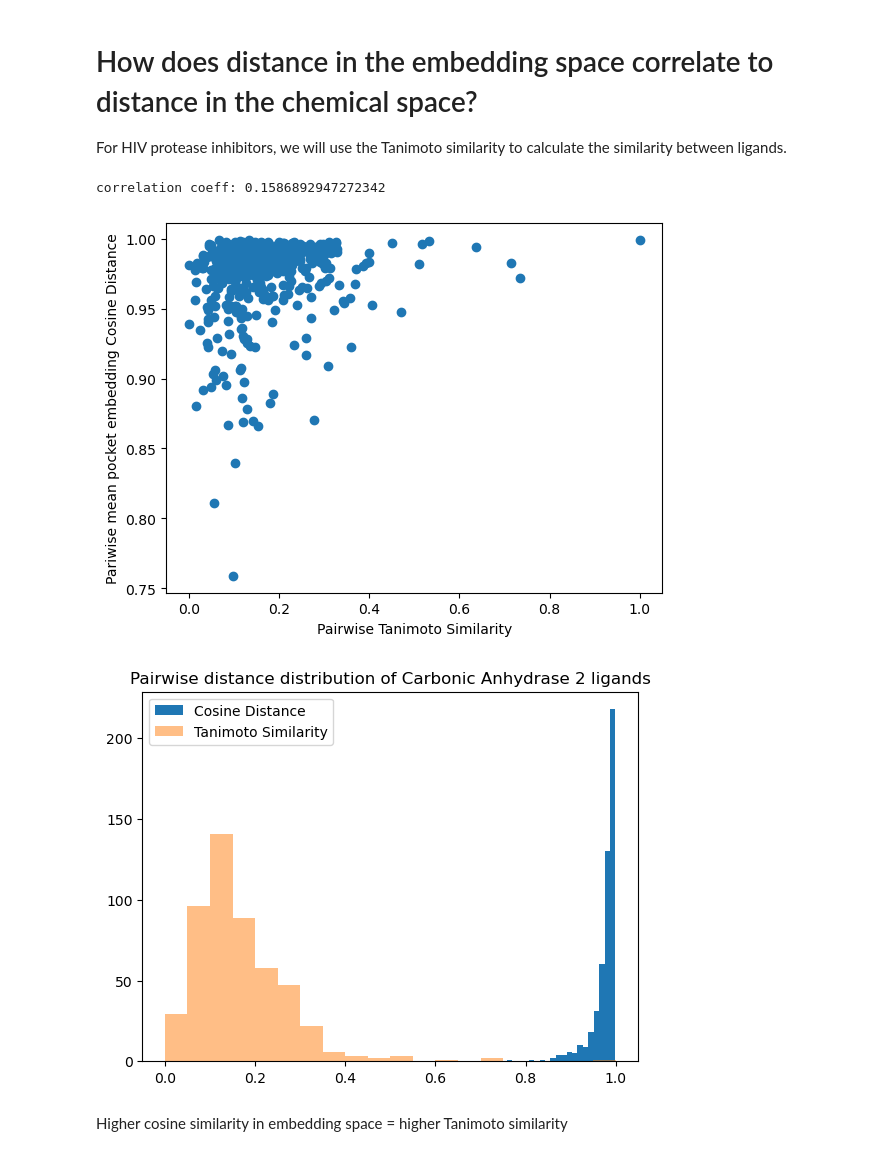
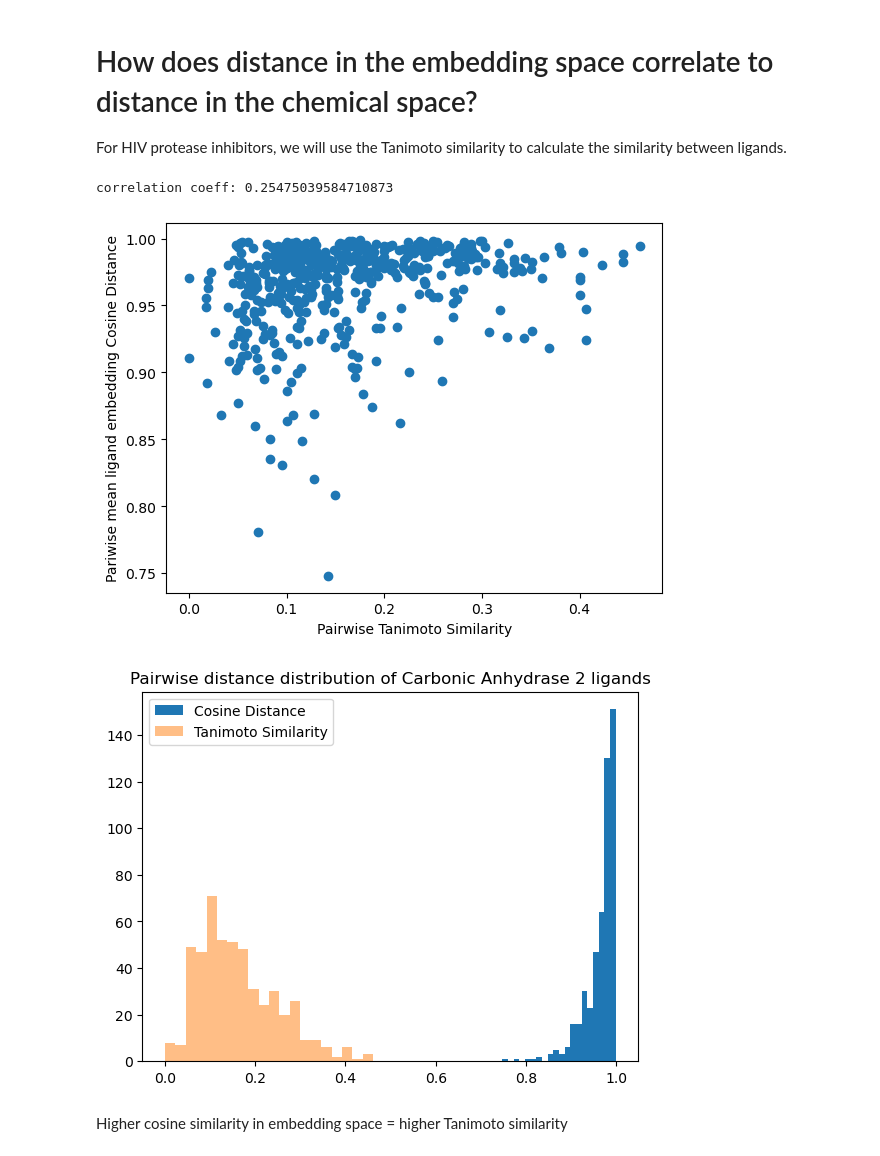
Before and after one commit to mims-harvard/ATOMICA, a Jupyter notebook: case_studies/molecule_similarity/similarity_of_ligands_carbonic_anydrase.ipynb, the cells around one changed output. Drawn from its saved outputs; the diff is of its cells as text; code cells hidden in the pictures.

```diff
--- a/case_studies/molecule_similarity/similarity_of_ligands_carbonic_anydrase.ipynb
+++ b/case_studies/molecule_similarity/similarity_of_ligands_carbonic_anydrase.ipynb
@@ -96,7 +97,9 @@ len(protein_dataset)
 # %% [output]
 264
 # %%
-pretrain_ckpt = "/n/holyscratch01/mzitnik_lab/afang/GET/pretrain/models/InteractNN-global/version_72/checkpoint/epoch4_step397797.ckpt" # pretrained only
+pretrain_ckpt = "/n/holyscratch01/mzitnik_lab/afang/GET/datasets/LBA/split-by-sequence-identity-30/models/InteractNN/version_112/checkpoint/epoch144_step61190.ckpt"
+
+# "/n/holyscratch01/mzitnik_lab/afang/GET/pretrain/models/InteractNN-global/version_76/checkpoint/epoch8_step690593.ckpt" # pretrained only
 # pretrain_ckpt = "/n/holyscratch01/mzitnik_lab/afang/GET/datasets/LBA/split-by-sequence-identity-30/models/InteractNN/version_104/checkpoint/epoch129_step54860.ckpt" # partial finetuned from the 4 day long pretraining run with global nodes
 # "/n/holyscratch01/mzitnik_lab/afang/GET/datasets/LBA/split-by-sequence-identity-30/models/InteractNN/version_98/checkpoint/epoch109_step46420.ckpt" # finetuned from the 4 day long pretraining run
 # "/n/holyscratch01/mzitnik_lab/afang/GET/datasets/LBA/split-by-sequence-identity-30/models/InteractNN/version_89/checkpoint/epoch69_step29470.ckpt" # finetuned from QBioLIP
@@ -104,6 +107,8 @@ model = torch.load(pretrain_ckpt, map_location='cpu')
 model = model.to("cuda")
 # %%
 embeddings = {}
+ligand_embeddings = {}
+pocket_embeddings = {}
 pred_labels = {}
 true_labels = {}
 batch_size = 8
@@ -126,8 +131,13 @@ for i in range(0, len(protein_dataset), batch_size):
             )
             pred_binding_affinity = [None for _ in range(len(pdb_ids))]
 
+        batch_id = torch.zeros_like(minibatch["segment_ids"])  # [Nb]
+        batch_id[torch.cumsum(minibatch["lengths"], dim=0)[:-1]] = 1
+        batch_id.cumsum_(dim=0)  # [Nb], item idx in the batch
         for idx, pdb_id in enumerate(pdb_ids):
             embeddings[pdb_id] = output.graph_repr[idx].cpu().numpy()
+            ligand_embeddings[pdb_id] = output.block_repr[torch.logical_and(batch_id == idx, minibatch["segment_ids"] == 1)].cpu().numpy().mean(axis=0)
+            pocket_embeddings[pdb_id] = output.block_repr[torch.logical_and(batch_id == idx, minibatch["segment_ids"] == 0)].cpu().numpy().mean(axis=0)
             pred_labels[pdb_id] = pred_binding_affinity[idx].cpu().numpy() if pred_binding_affinity[idx] is not None else None
             true_labels[pdb_id] = minibatch["label"][idx].cpu().numpy()
 # %% [markdown]
@@ -149,25 +164,27 @@ for p1, p2 in subsample_pairs:
 # How does distance in the embedding space correlate to distance in the chemical space?
 For HIV protease inhibitors, we will use the Tanimoto similarity to calculate the similarity between ligands.
 # %%
+select_embeddings = ligand_embeddings
+
 dsim_similarities = []
 for p1, p2 in subsample_pairs:
-    dsim = np.dot(embeddings[p1], embeddings[p2]) / (np.linalg.norm(embeddings[p1]) * np.linalg.norm(embeddings[p2]))
+    dsim = np.dot(select_embeddings[p1], select_embeddings[p2]) / (np.linalg.norm(select_embeddings[p1]) * np.linalg.norm(select_embeddings[p2]))
     dsim_similarities.append(dsim)
 plt.scatter(tani_similarities, dsim_similarities)
 plt.xlabel("Pairwise Tanimoto Similarity")
-plt.ylabel("Pariwise mean pocket embedding Cosine Distance")
+plt.ylabel("Pariwise mean ligand embedding Cosine Distance")
 print(f"correlation coeff: {np.corrcoef(tani_similarities, dsim_similarities)[0][1]}")
 plt.show()
 
 plt.hist(dsim_similarities, bins=20, label = "Cosine Distance")
 plt.hist(tani_similarities, bins=20, alpha=0.5, label = "Tanimoto Similarity")
 plt.legend()
 plt.title("Pairwise distance distribution of Carbonic Anhydrase 2 ligands")
 plt.show()
 # %% [output]
-correlation coeff: 0.1586892947272342
+correlation coeff: 0.25475039584710873
-[figure, old version]
+[figure, new version]
-[figure, old version]
+[figure, new version]
 # %% [markdown]
 Higher cosine similarity in embedding space = higher Tanimoto similarity
 # %%
```
Also changed, not shown: parts of 9 cells of this notebook, 4 other files.
